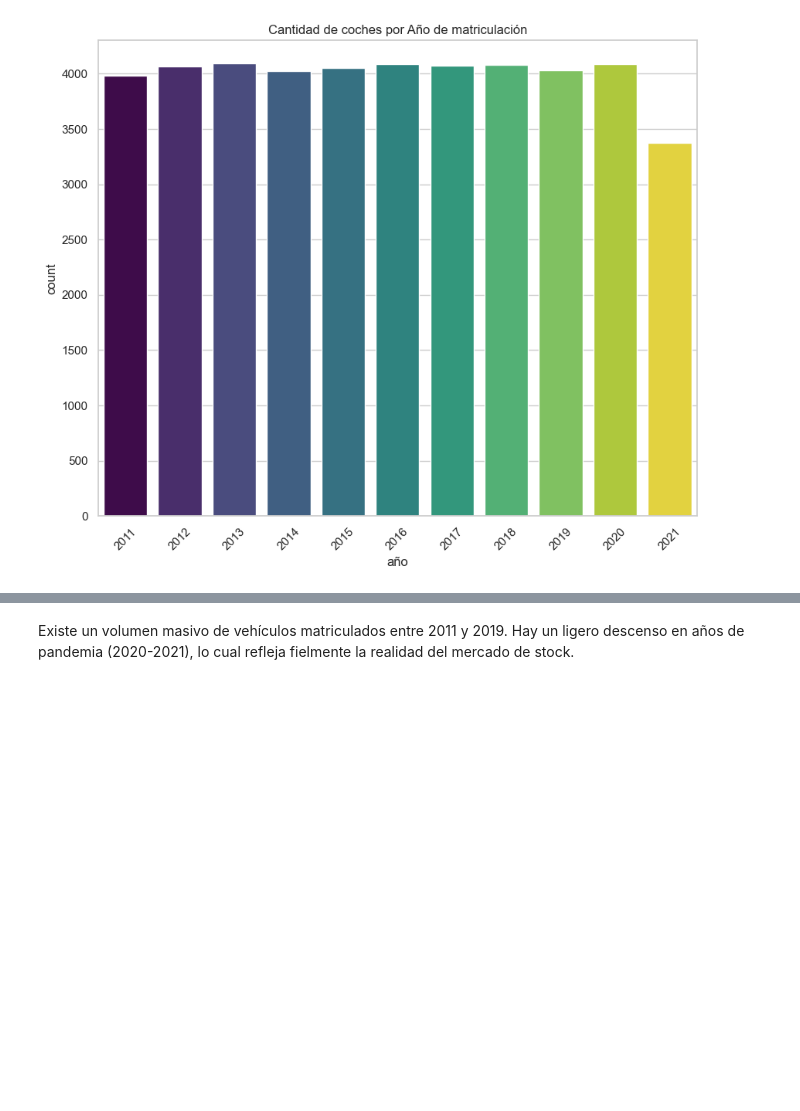
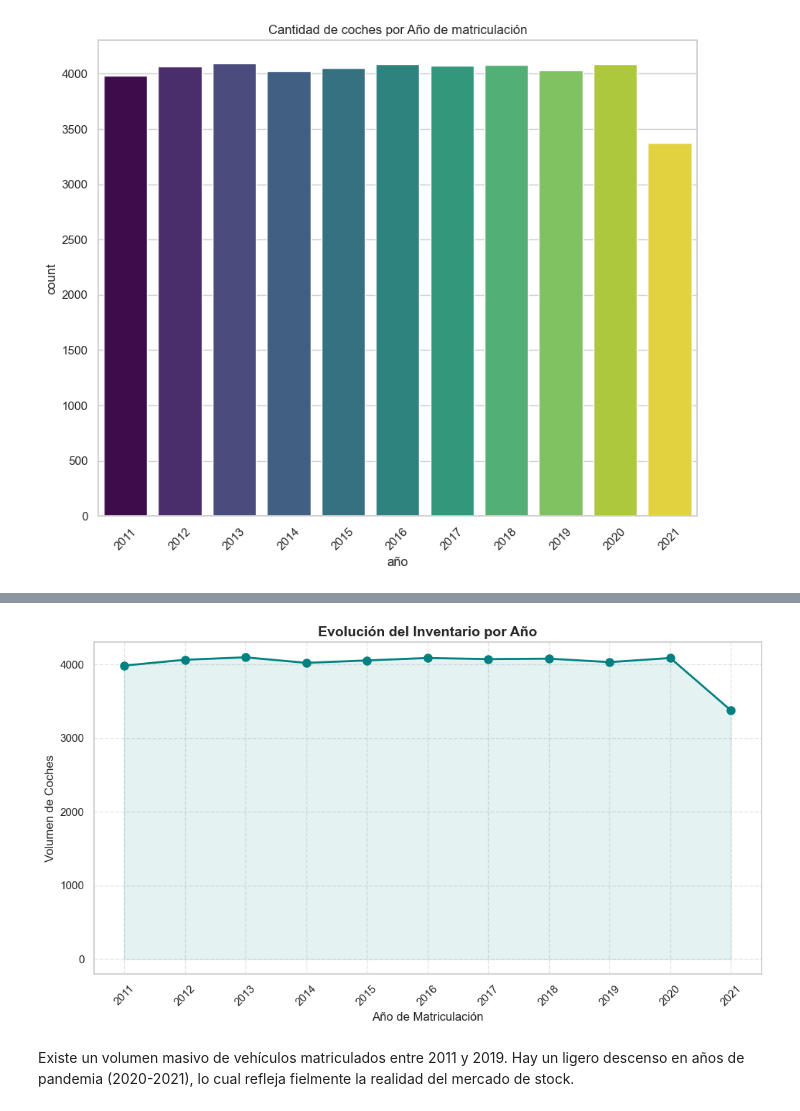
Before and after one commit to JPG250493/ML_Tasacion_Automotriz, a Jupyter notebook: src/notebooks/01 - MiniEDA.ipynb, the cells around one changed output, grey strips where cells are left out. Cells and saved outputs as stored; diff of their text form; code cells hidden in the pictures; blank space fills up the shorter version.

```diff
--- a/src/notebooks/01 - MiniEDA.ipynb
+++ b/src/notebooks/01 - MiniEDA.ipynb
@@ -258,2 +286,25 @@ plt.show()
+# %%
+# Primero agrupamos los datos
+conteo_anos = df_coches['año'].value_counts().sort_index()
+
+plt.figure(figsize=(12, 6))
+
+# Pintamos línea y puntos
+plt.plot(conteo_anos.index, conteo_anos.values, color='teal', marker='o', linestyle='-', linewidth=2, markersize=8)
+
+# Rellenamos el área bajo la curva para darle "cuerpo"
+plt.fill_between(conteo_anos.index, conteo_anos.values, color='teal', alpha=0.1)
+
+plt.title('Evolución del Inventario por Año', fontsize=14, fontweight='bold')
+plt.xlabel('Año de Matriculación', fontsize=12)
+plt.ylabel('Volumen de Coches', fontsize=12)
+plt.grid(True, linestyle='--', alpha=0.5)
+
+# Forzamos que salgan todos los años en el eje X
+plt.xticks(conteo_anos.index, rotation=45)
+
+plt.show()
+# %% [output]
+[figure, added]
 # %% [markdown]
 Existe un volumen masivo de vehículos matriculados entre 2011 y 2019. Hay un ligero descenso en años de pandemia (2020-2021), lo cual refleja fielmente la realidad del mercado de stock.
```
Also changed, not shown: parts of 9 cells of this notebook.
